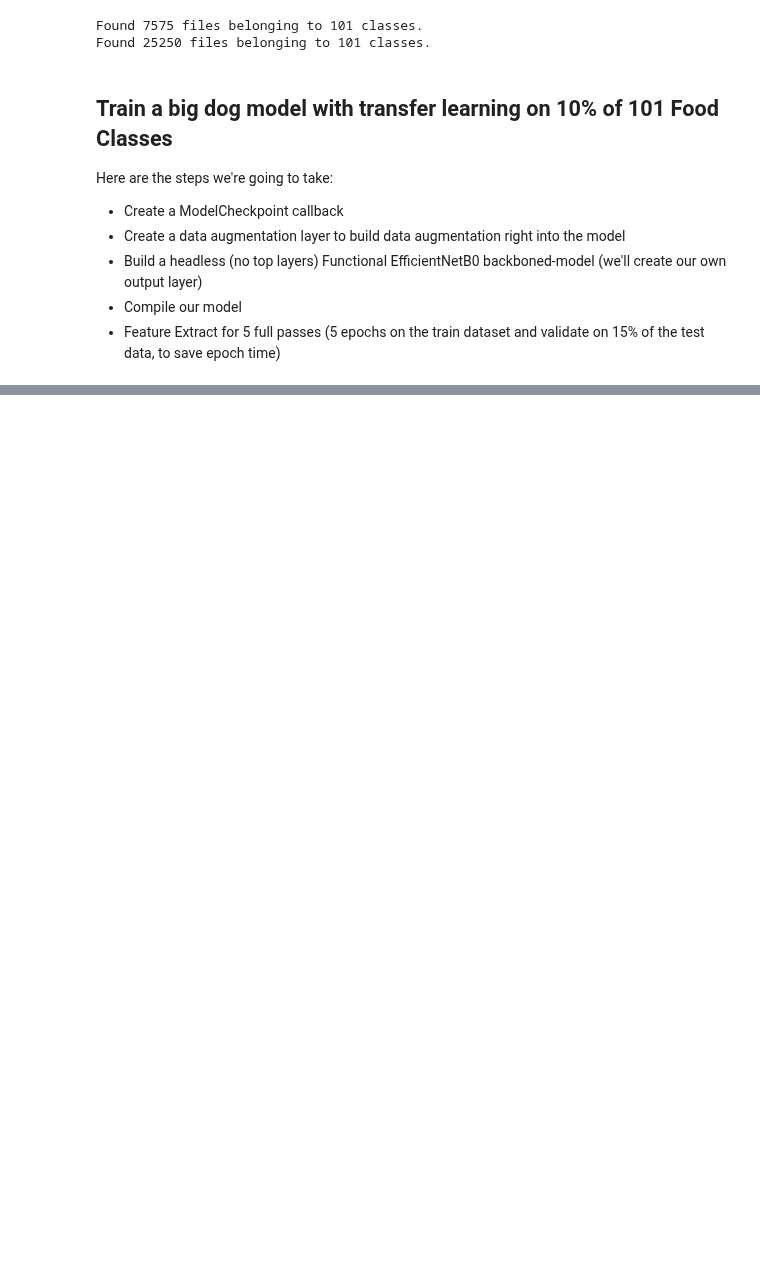
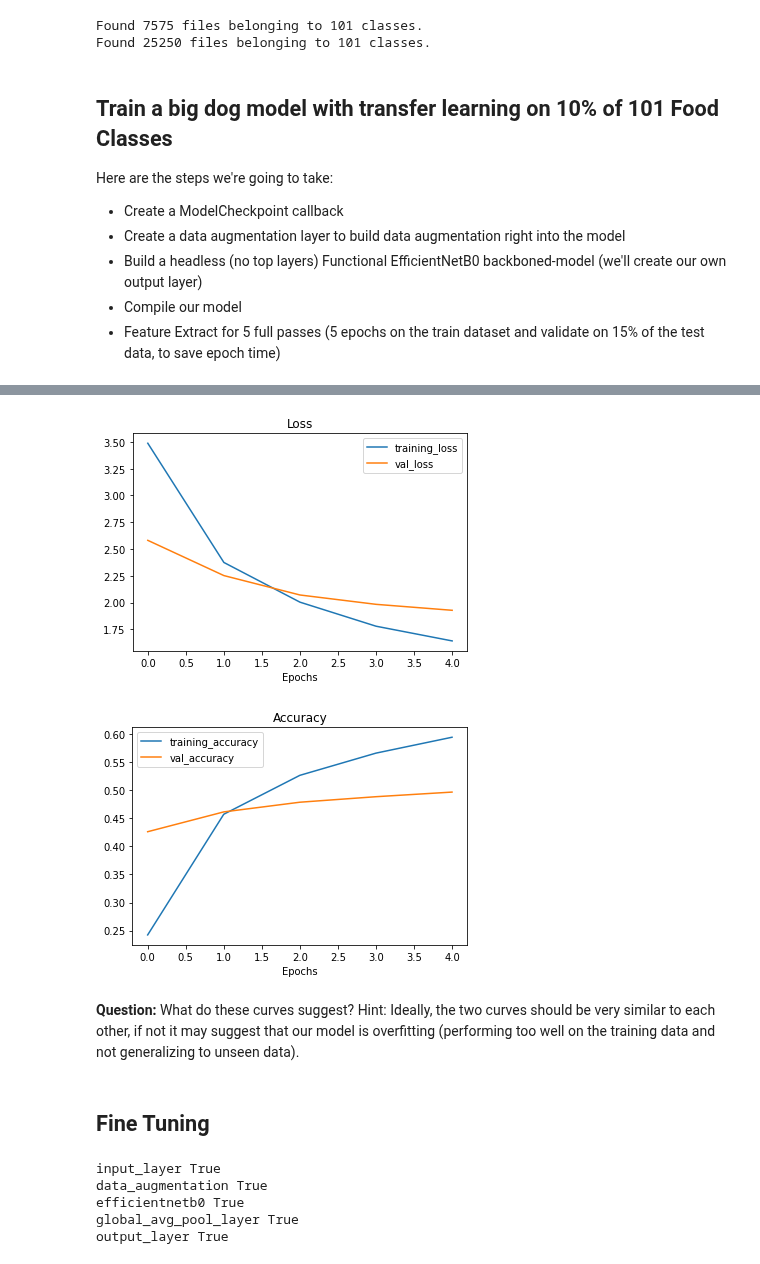
Before and after one commit to imran9891/TensorFlow, a Jupyter notebook: 06_transfer_learning_in_tensor_flow_part_3_scaling_up.ipynb, the cells around one changed output, grey strips where cells are left out. Saved outputs shown, nothing was run; the diff lists cells and outputs as text; code cells hidden in the pictures; blank space fills up the shorter version.

Commit message:
Fine-tuned

```diff
--- a/06_transfer_learning_in_tensor_flow_part_3_scaling_up.ipynb
+++ b/06_transfer_learning_in_tensor_flow_part_3_scaling_up.ipynb
@@ -151,0 +165,21 @@ checkpoint_callback = tf.keras.callbacks.ModelCheckpoint(filepath=checkpoint_pat
+# %%
+# Setup the base model and freeze its layers (this will extract features)
+base_model = tf.keras.applications.EfficientNetB0(include_top=False)
+base_model.trainable = False
+
+# Setup model architecture with trainable top layers
+inputs = tf.keras.layers.Input(shape = (224,224,3), name = "input_layer")
+
+# Passing through data augmentation layer
+x = data_augmentation(inputs) # augment images (only happens during training phase)
+
+# Passing into the base model
+x = base_model(x, training = False) # put the base model in inference mode so weights which need to stay frozen, stays frozen
+
+# Passing through Pooling layer
+x = tf.keras.layers.GlobalAveragePooling2D(name="global_avg_pool_layer")(x)
+
+# Create the outputs
+outputs = tf.keras.layers.Dense(len(train_data_all_10_percent.class_names), activation="softmax", name="output_layer")(x)
+
+model = tf.keras.Model(inputs,outputs)
@@ -151,0 +208,16 @@ checkpoint_callback = tf.keras.callbacks.ModelCheckpoint(filepath=checkpoint_pat
+# %%
+# Compile the model
+
+model.compile(
+    loss = "categorical_crossentropy",
+    optimizer = tf.keras.optimizers.Adam(),
+    metrics=["accuracy"]
+)
+# %%
+# Fit the model
+history_0 = model.fit(train_data_all_10_percent,
+                      epochs=5,
+                      steps_per_epoch = len(train_data_all_10_percent),
+                      validation_data = test_data,
+                      validation_steps = int(0.15 * len(test_data)),
+                      callbacks = [checkpoint_callback])
@@ -151,0 +242,11 @@ checkpoint_callback = tf.keras.callbacks.ModelCheckpoint(filepath=checkpoint_pat
+# %%
+# Plotting loss curves
+plot_loss_curves(history_0)
+# %% [output]
+[figure, added]
+[figure, added]
+# %% [markdown]
+**Question:** What do these curves suggest?
+Hint: Ideally, the two curves should be very similar to each other, if not it may suggest that our model is overfitting (performing too well on the training data and not generalizing to unseen data).
+# %% [markdown]
+## Fine Tuning
@@ -151,0 +267,10 @@ checkpoint_callback = tf.keras.callbacks.ModelCheckpoint(filepath=checkpoint_pat
+# %%
+# What layers in the model are trainable?
+for layer in model.layers:
+  print(layer.name, layer.trainable)
+# %% [output]
+input_layer True
+data_augmentation True
+efficientnetb0 True
+global_avg_pool_layer True
+output_layer True
```
Also changed, not shown: parts of 15 cells of this notebook.
